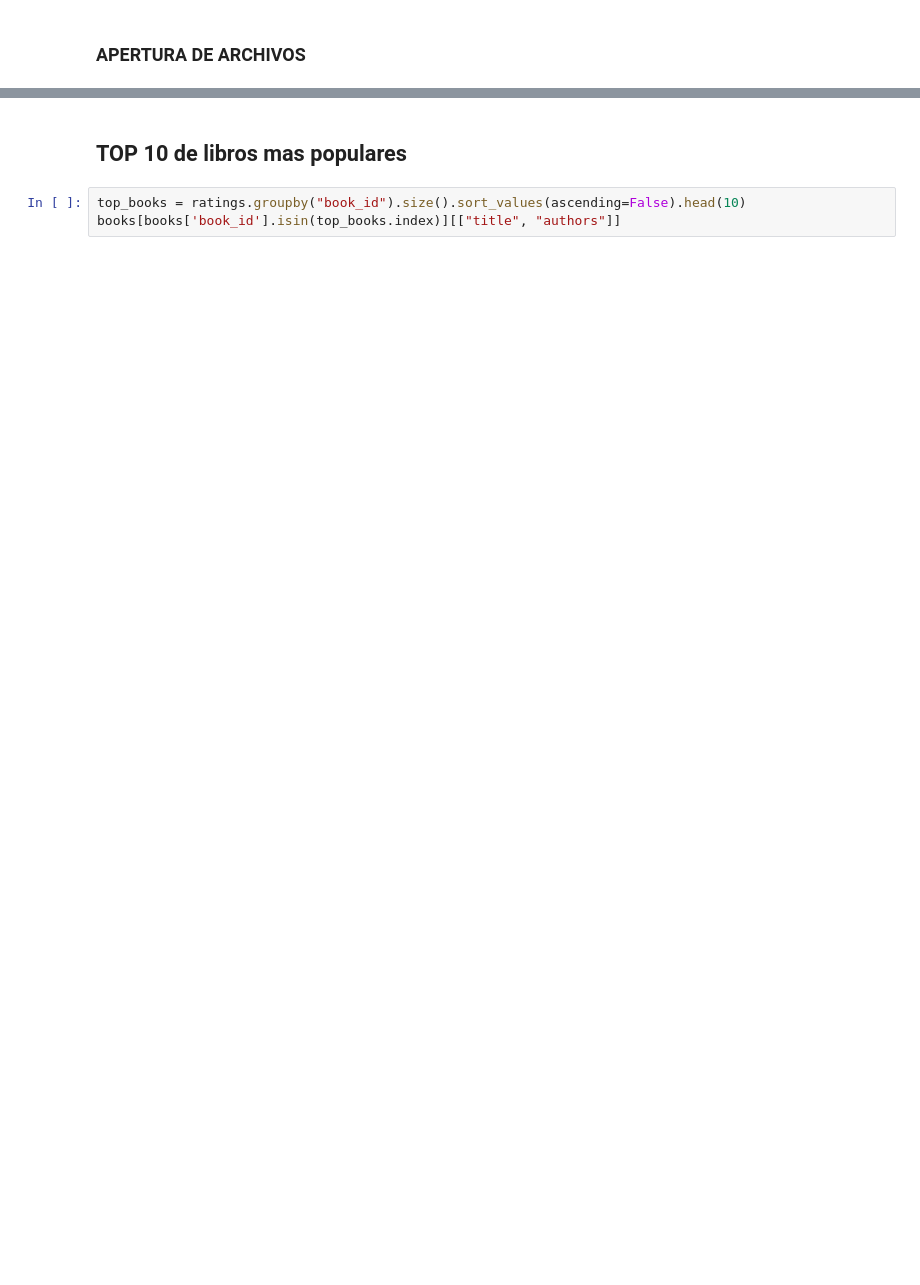
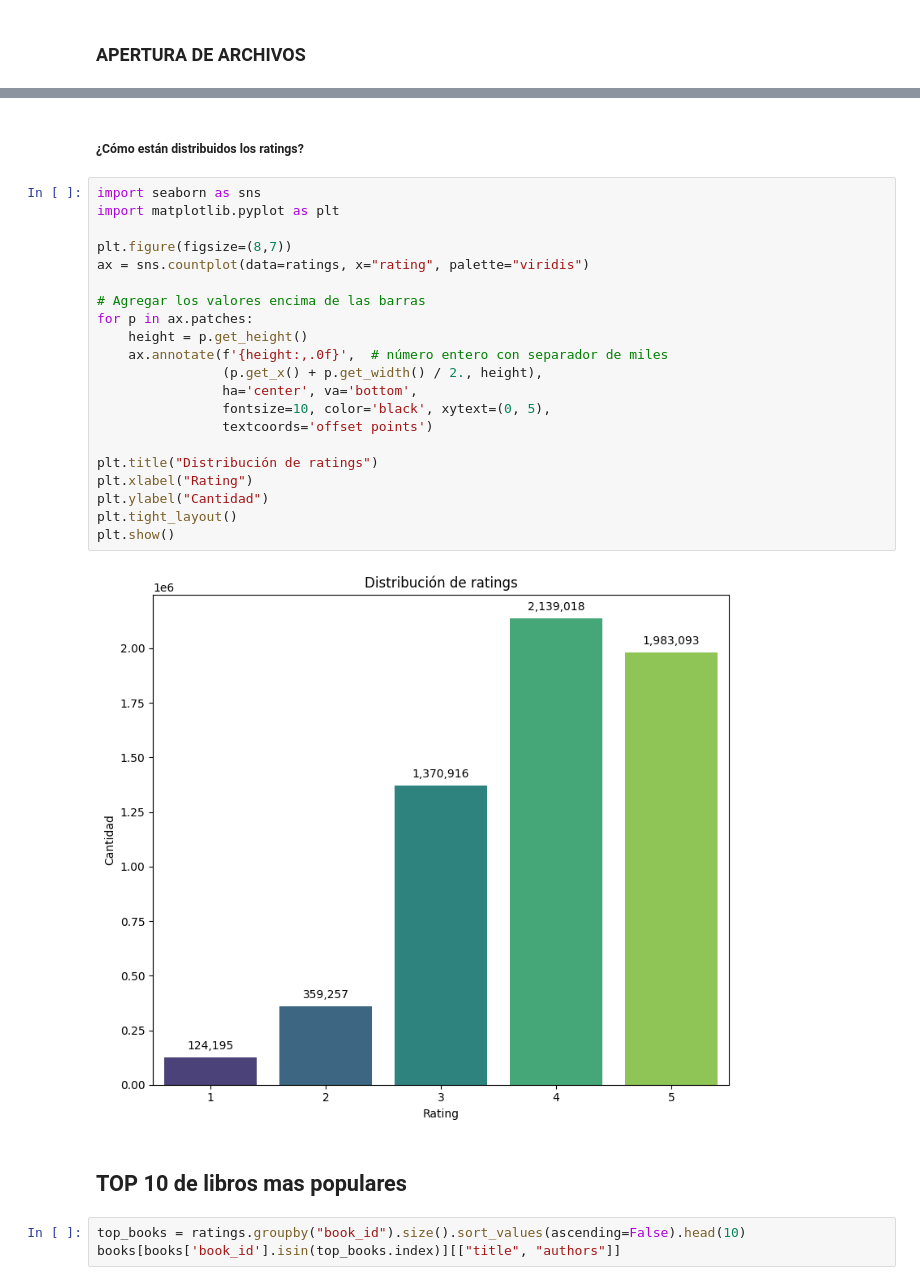
Before and after one commit to FelipeCarballo1991/BookBuddy-Sistema-de-Recomendacion-de-Libros, a Jupyter notebook: AnalisisExploratorio.ipynb, the cells around one changed output, grey strips where cells are left out. Drawn from its saved outputs; the diff is of its cells as text; blank space fills up the shorter version.

```diff
--- a/AnalisisExploratorio.ipynb
+++ b/AnalisisExploratorio.ipynb
@@ -30,3 +55,28 @@ Cantidad de libros: 99
+# %% [markdown]
+##### ¿Cómo están distribuidos los ratings?
+# %%
+import seaborn as sns
+import matplotlib.pyplot as plt
+
+plt.figure(figsize=(8,7))
+ax = sns.countplot(data=ratings, x="rating", palette="viridis")
+
+# Agregar los valores encima de las barras
+for p in ax.patches:
+    height = p.get_height()
+    ax.annotate(f'{height:,.0f}',  # número entero con separador de miles
+                (p.get_x() + p.get_width() / 2., height),
+                ha='center', va='bottom',
+                fontsize=10, color='black', xytext=(0, 5),
+                textcoords='offset points')
+
+plt.title("Distribución de ratings")
+plt.xlabel("Rating")
+plt.ylabel("Cantidad")
+plt.tight_layout()
+plt.show()
+# %% [output]
+[figure, added]
 # %% [markdown]
 ## TOP 10 de libros mas populares
 # %%
```
Also changed, not shown: parts of 18 cells of this notebook, 5 other files.
